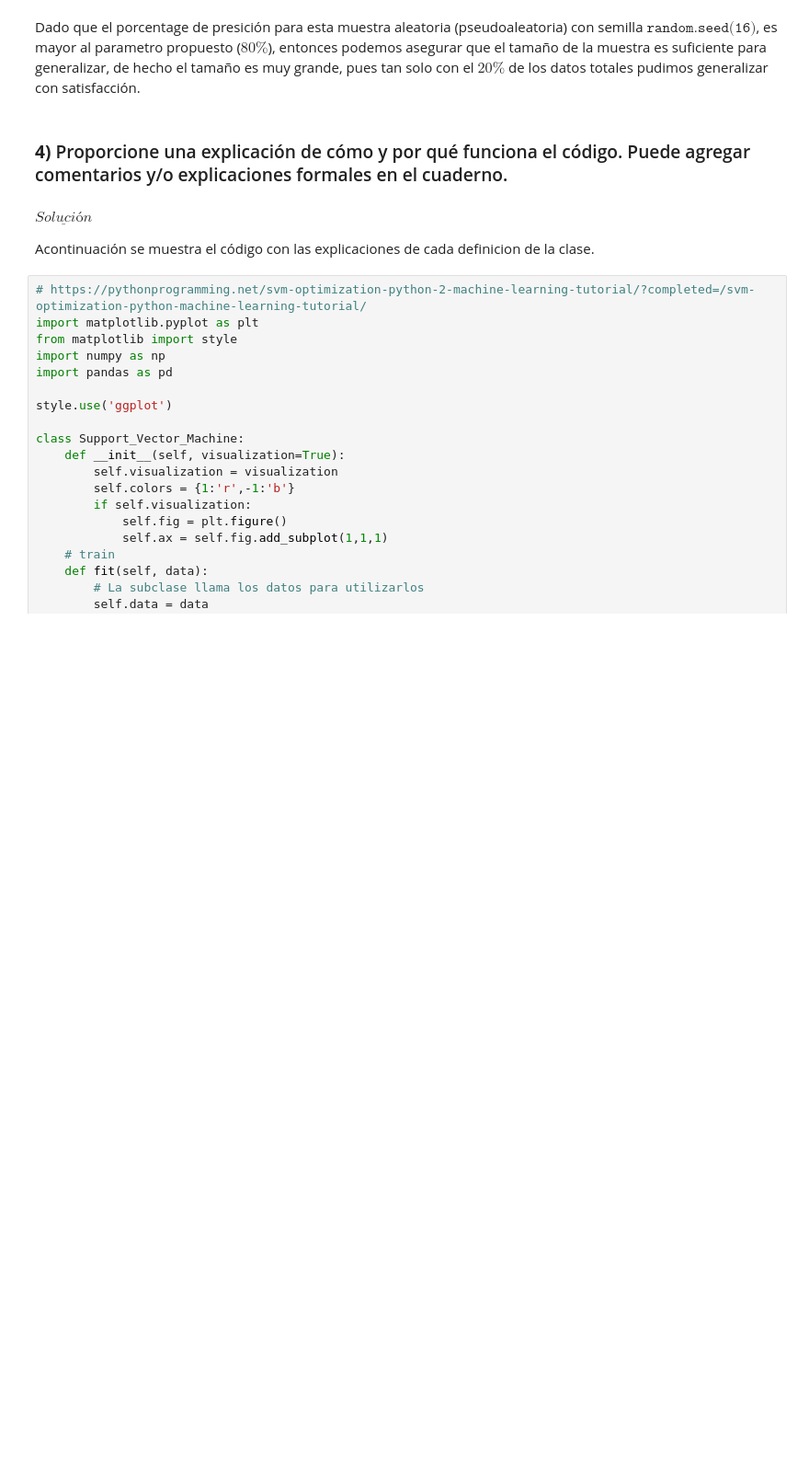
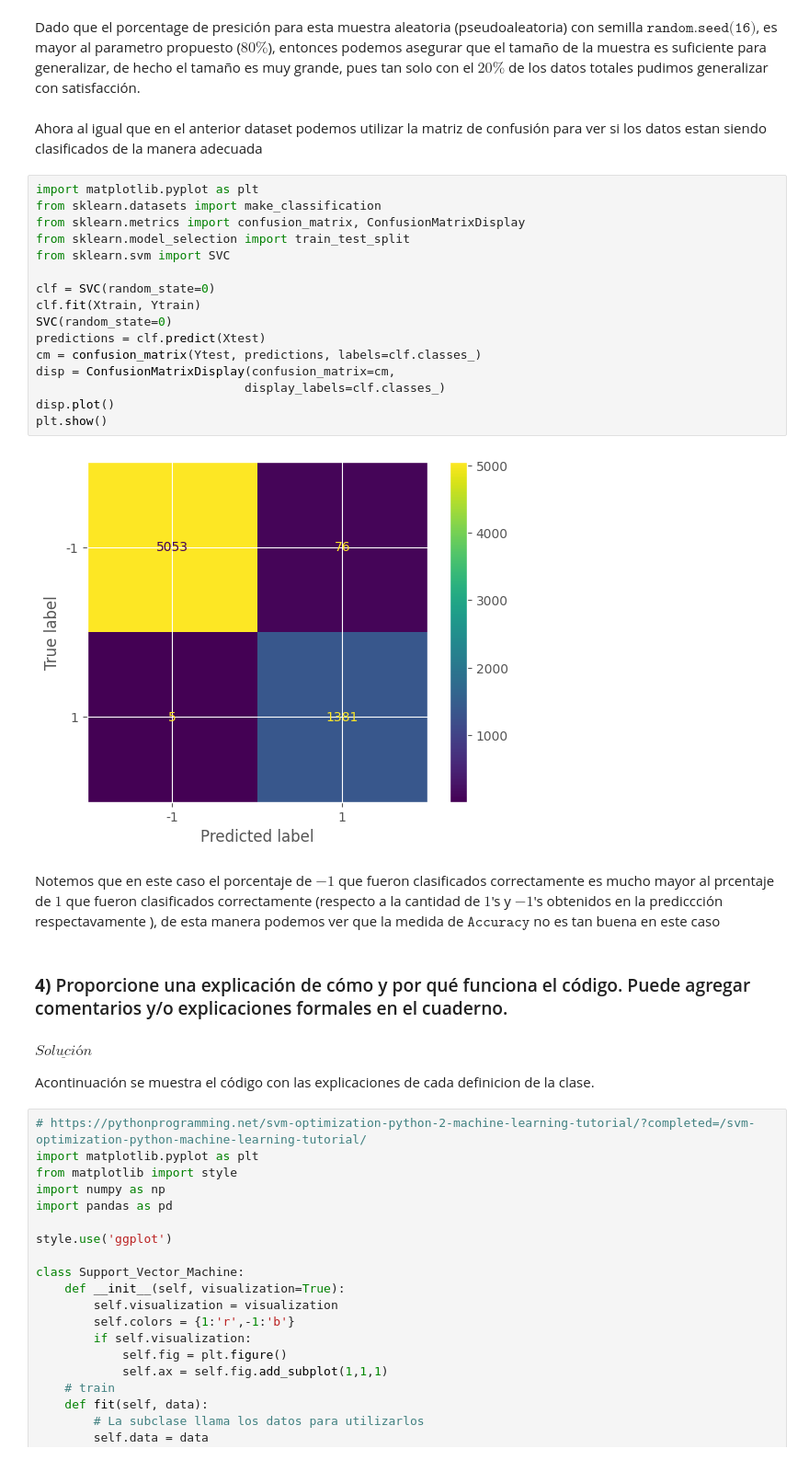
Before and after one commit to brromeroc/Tareas-Ml, a Jupyter notebook: Tarea_1,_ML.ipynb, the cells around one changed output. Shown at 92% size. Drawn from its saved outputs; the diff is of its cells as text; blank space fills up the shorter version.

```diff
--- a/Tarea_1,_ML.ipynb
+++ b/Tarea_1,_ML.ipynb
@@ -739,5 +843,27 @@ w, b: [array([[-1.02009543e+02, -8.61757709e+01,  2.36054955e+01,
 # %% [markdown]
 Dado que el porcentage de presición para esta muestra aleatoria (pseudoaleatoria) con semilla $\texttt{random.seed(16)} $, es mayor al parametro propuesto ($80\%$), entonces podemos asegurar que el tamaño de la muestra es suficiente para generalizar, de hecho el tamaño es muy grande, pues tan solo con el $20\%$ de los datos totales pudimos generalizar con satisfacción.
+# %% [markdown]
+Ahora al igual que en el anterior dataset podemos utilizar la matriz de confusión para ver si los datos estan siendo clasificados de la manera adecuada
+# %%
+import matplotlib.pyplot as plt
+from sklearn.datasets import make_classification
+from sklearn.metrics import confusion_matrix, ConfusionMatrixDisplay
+from sklearn.model_selection import train_test_split
+from sklearn.svm import SVC
+
+clf = SVC(random_state=0)
+clf.fit(Xtrain, Ytrain)
+SVC(random_state=0)
+predictions = clf.predict(Xtest)
+cm = confusion_matrix(Ytest, predictions, labels=clf.classes_)
+disp = ConfusionMatrixDisplay(confusion_matrix=cm,
+                             display_labels=clf.classes_)
+disp.plot()
+plt.show()
+# %% [output]
+[figure, added]
+# %% [markdown]
+Notemos que en este caso el porcentaje de $-1$ que fueron clasificados correctamente es mucho mayor al prcentaje de $1$ que fueron clasificados correctamente (respecto a la cantidad de $1$'s y $-1$'s obtenidos en la prediccción  respectavamente ), de esta manera podemos ver que la medida de $\texttt {Accuracy}$ no es tan buena en este caso
 # %% [markdown]
 ### **4)**   Proporcione una explicación de cómo y por qué funciona el código. Puede agregar comentarios y/o explicaciones formales en el cuaderno.
 # %% [markdown]
```
Also changed, not shown: parts of 51 cells of this notebook.
